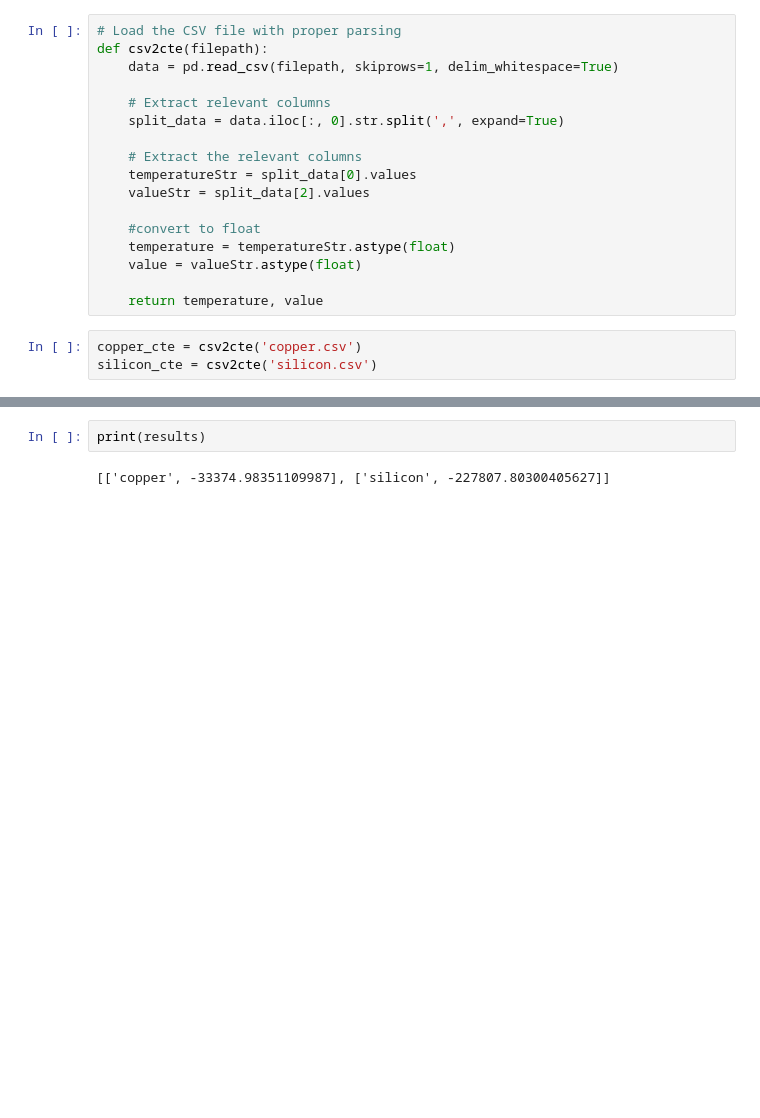
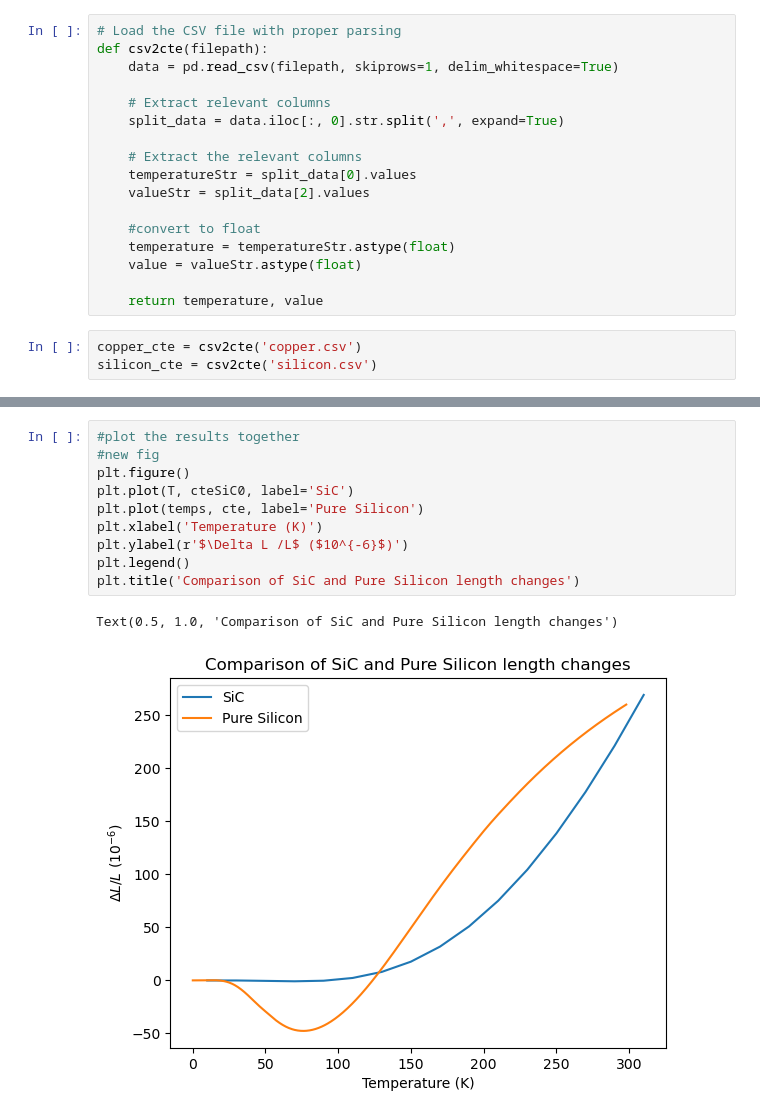
Before and after one commit to rw588/ETH-Simulations, a Jupyter notebook: TempCoeff/tempCoeff.ipynb, the cells around one changed output, grey strips where cells are left out. Cells and saved outputs as stored; diff of their text form; blank space fills up the shorter version.

```diff
--- a/TempCoeff/tempCoeff.ipynb
+++ b/TempCoeff/tempCoeff.ipynb
@@ -171,4 +122,13 @@ silicon :  -227807.80300405627 . :  2278178.0300405626
-# %%
-print(results)
-# %% [output]
-[['copper', -33374.98351109987], ['silicon', -227807.80300405627]]
+# %%
+#plot the results together
+#new fig
+plt.figure()
+plt.plot(T, cteSiC0, label='SiC')
+plt.plot(temps, cte, label='Pure Silicon')
+plt.xlabel('Temperature (K)')
+plt.ylabel(r'$\Delta L /L$ ($10^{-6}$)')
+plt.legend()
+plt.title('Comparison of SiC and Pure Silicon length changes')
+# %% [output]
+Text(0.5, 1.0, 'Comparison of SiC and Pure Silicon length changes')
+[figure, added]
```
Also changed, not shown: parts of 9 cells of this notebook.
